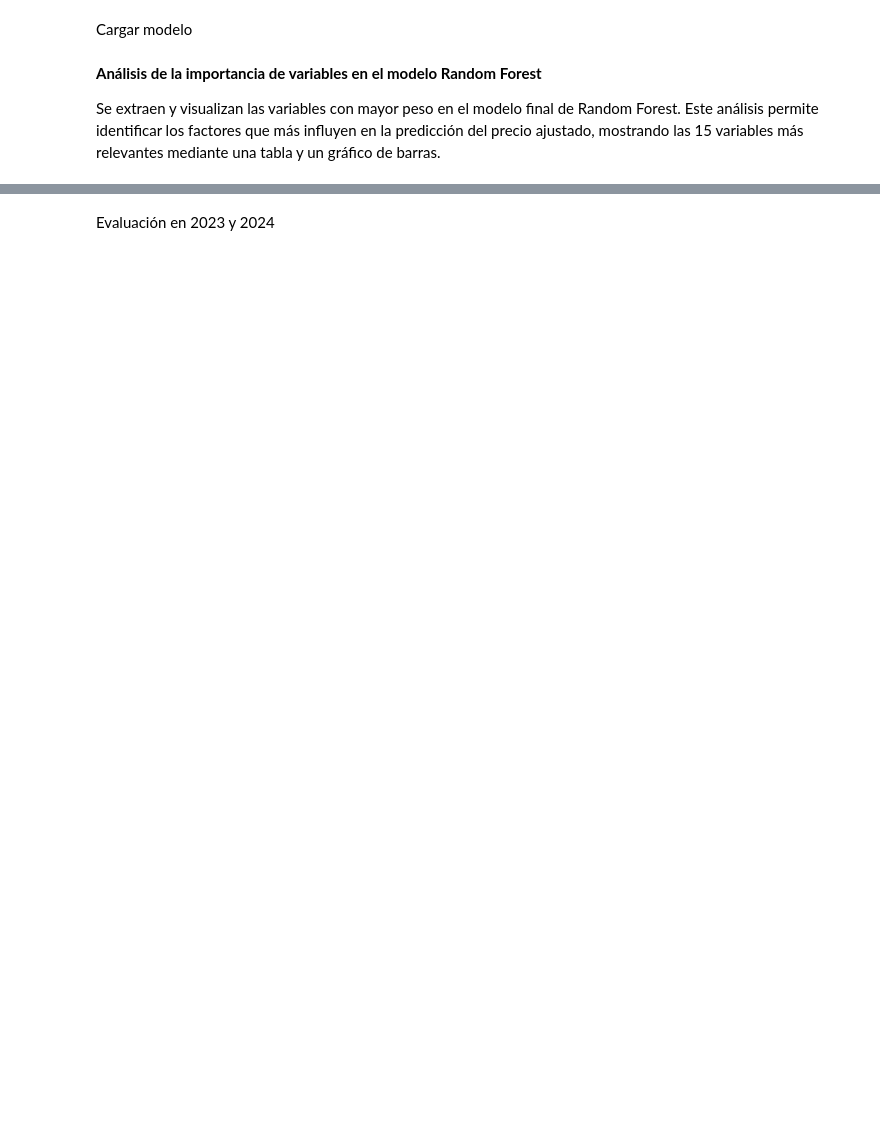
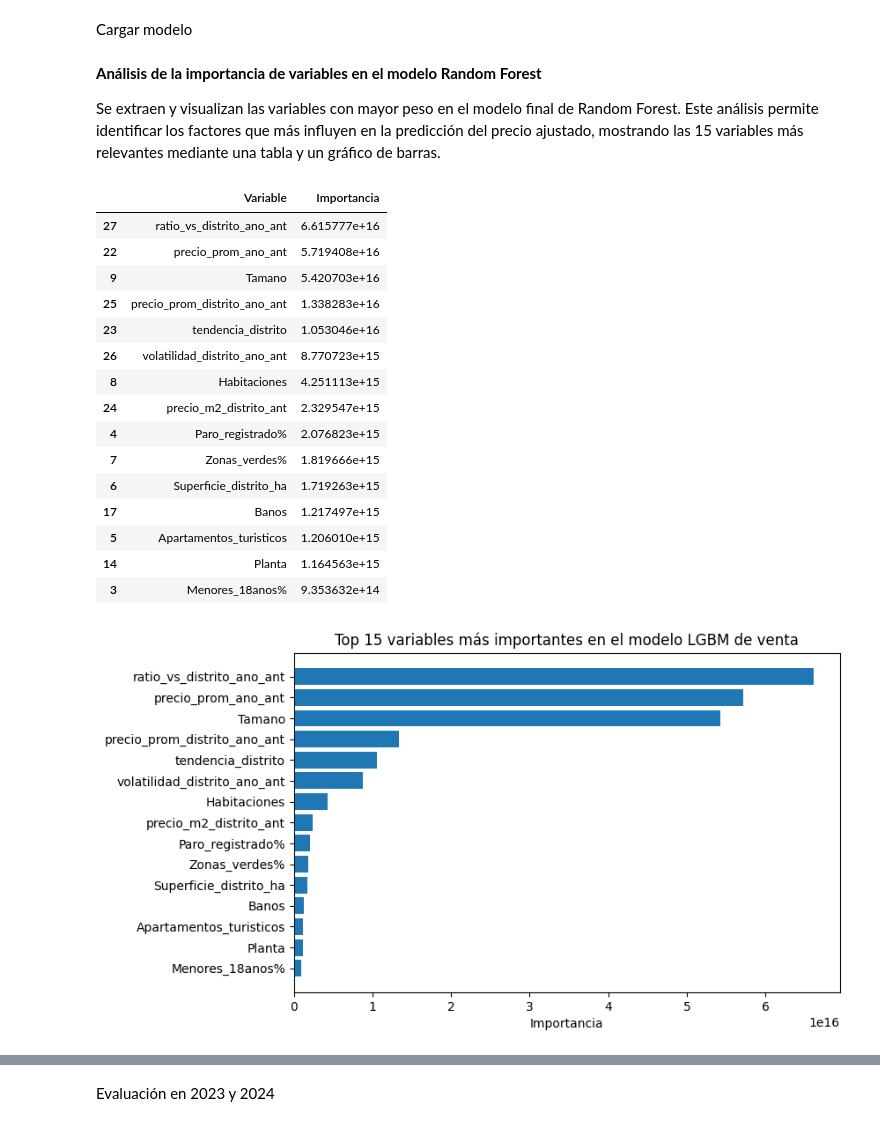
Before and after one commit to JorgeGM8/TFM_Data_Science, a Jupyter notebook: notebooks/preprocesamiento_modelado.ipynb, the cells around one changed output, grey strips where cells are left out. Drawn from its saved outputs; the diff is of its cells as text; code cells hidden in the pictures; blank space fills up the shorter version.

Commit message:
Gráficas finales de modelos

```diff
--- a/notebooks/preprocesamiento_modelado.ipynb
+++ b/notebooks/preprocesamiento_modelado.ipynb
@@ -863,22 +839,48 @@ Se extraen y visualizan las variables con mayor peso en el modelo final de Rando
 # %%
 import matplotlib.pyplot as plt
 
-# Extraer importancias
-importancias = rf_final.named_steps['modelo'].feature_importances_
-features = X_train.columns
+for modelo in [lgbm_final_venta, lgbm_final_alquiler]:
+    # Extraer importancias
+    modelo_sin_pipeline = modelo.named_steps['modelo']
+    importancias = modelo_sin_pipeline.booster_.feature_importance(importance_type='gain')
+    if modelo == lgbm_final_venta:
+        features = X_train_venta.columns
+        operacion = 'venta'
+    else:
+        features = X_train_alquiler.columns
+        operacion = 'alquiler'
 
-# Crear DataFrame ordenado
-imp_df = pd.DataFrame({
-    'Variable': features,
-    'Importancia': importancias
-}).sort_values(by='Importancia', ascending=False).head(15)
+    # Crear DataFrame ordenado
+    imp_df = pd.DataFrame({
+        'Variable': features,
+        'Importancia': importancias
+    }).sort_values(by='Importancia', ascending=False).head(15)
 
-# Mostrar tabla y gráfico
-display(imp_df)
+    # Mostrar tabla y gráfico
+    display(imp_df)
 
-plt.figure(figsize=(8,5))
-plt.barh(imp_df['Variable'], imp_df['Importancia'])
-plt.gca().invert_yaxis()
-plt.title('Top 15 variables más importantes en el modelo Random Forest')
-plt.xlabel('Importancia')
-plt.show()
+    plt.figure(figsize=(8,5))
+    plt.barh(imp_df['Variable'], imp_df['Importancia'])
+    plt.gca().invert_yaxis()
+    plt.title(f'Top 15 variables más importantes en el modelo LGBM de {operacion}')
+    plt.xlabel('Importancia')
+    plt.savefig(f'../reports/figures/importancia_variables_{operacion}.png', dpi=300, bbox_inches='tight')
+    plt.show()
+# %% [output]
+|  | Variable | Importancia |
+| 27 | ratio_vs_distrito_ano_ant | 6.615777e+16 |
+| 22 | precio_prom_ano_ant | 5.719408e+16 |
+| 9 | Tamano | 5.420703e+16 |
+| 25 | precio_prom_distrito_ano_ant | 1.338283e+16 |
+| 23 | tendencia_distrito | 1.053046e+16 |
+| 26 | volatilidad_distrito_ano_ant | 8.770723e+15 |
+| 8 | Habitaciones | 4.251113e+15 |
+| 24 | precio_m2_distrito_ant | 2.329547e+15 |
+| 4 | Paro_registrado% | 2.076823e+15 |
+| 7 | Zonas_verdes% | 1.819666e+15 |
+| 6 | Superficie_distrito_ha | 1.719263e+15 |
+| 17 | Banos | 1.217497e+15 |
+| 5 | Apartamentos_turisticos | 1.206010e+15 |
+| 14 | Planta | 1.164563e+15 |
+| 3 | Menores_18anos% | 9.353632e+14 |
+[figure, added]
```
Also changed, not shown: parts of 11 cells of this notebook, 6 other files.
